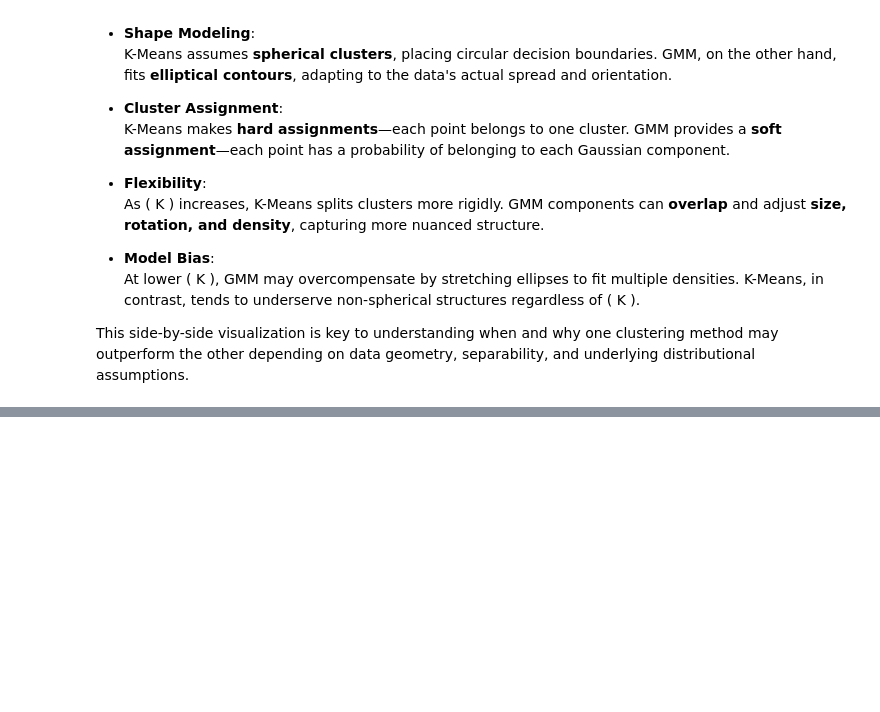
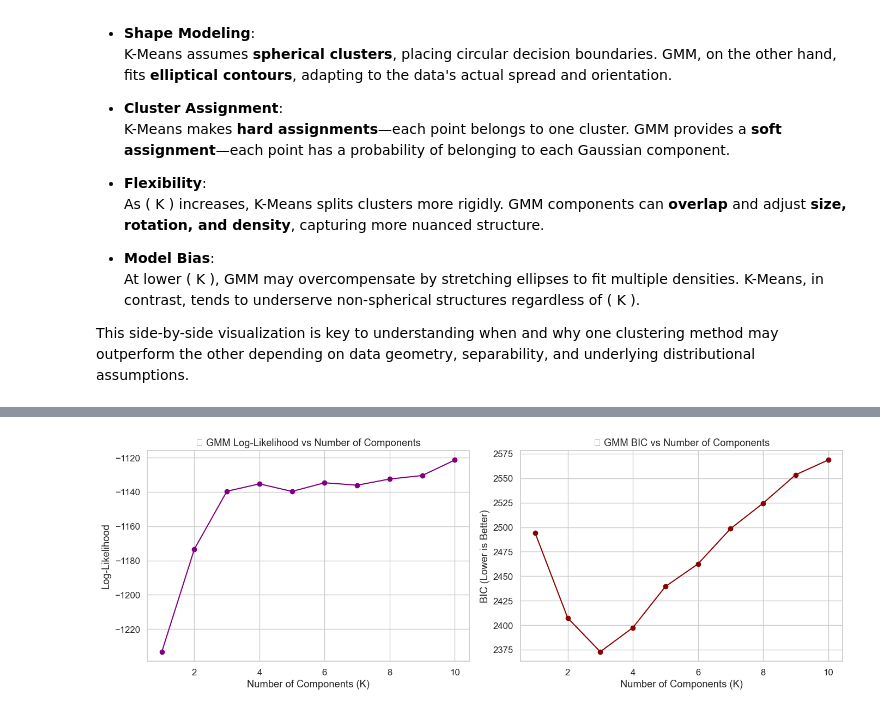
Before and after one commit to profadityasaxena/Unsupervised-Deep-Learning---Gaussian-Mixture-Models---EM-Based-Collaborative-Filtering, a Jupyter notebook: Unsupervised Deep Learning.ipynb, the cells around one changed output, grey strips where cells are left out. Drawn from its saved outputs; the diff is of its cells as text; code cells hidden in the pictures; blank space fills up the shorter version.

```diff
--- a/Unsupervised Deep Learning.ipynb
+++ b/Unsupervised Deep Learning.ipynb
@@ -719,0 +745,33 @@ This side-by-side visualization is key to understanding when and why one cluster
+# %%
+log_likelihoods = []
+bics = []
+K_values = range(1, 11)
+
+for k in K_values:
+    gmm = GaussianMixture(n_components=k, covariance_type='full', random_state=42)
+    gmm.fit(X)
+    log_likelihoods.append(gmm.score(X) * X.shape[0])  # Total log-likelihood
+    bics.append(gmm.bic(X))                            # BIC score
+
+# Plot Log-Likelihood
+plt.figure(figsize=(14, 5))
+
+plt.subplot(1, 2, 1)
+plt.plot(K_values, log_likelihoods, marker='o', linestyle='-', color='purple')
+plt.title("📈 GMM Log-Likelihood vs Number of Components")
+plt.xlabel("Number of Components (K)")
+plt.ylabel("Log-Likelihood")
+plt.grid(True)
+
+# Plot BIC
+plt.subplot(1, 2, 2)
+plt.plot(K_values, bics, marker='o', linestyle='-', color='darkred')
+plt.title("📉 GMM BIC vs Number of Components")
+plt.xlabel("Number of Components (K)")
+plt.ylabel("BIC (Lower is Better)")
+plt.grid(True)
+
+plt.tight_layout()
+plt.show()
+# %% [output]
+[figure, added]
```
Also changed, not shown: parts of 2 cells of this notebook.
